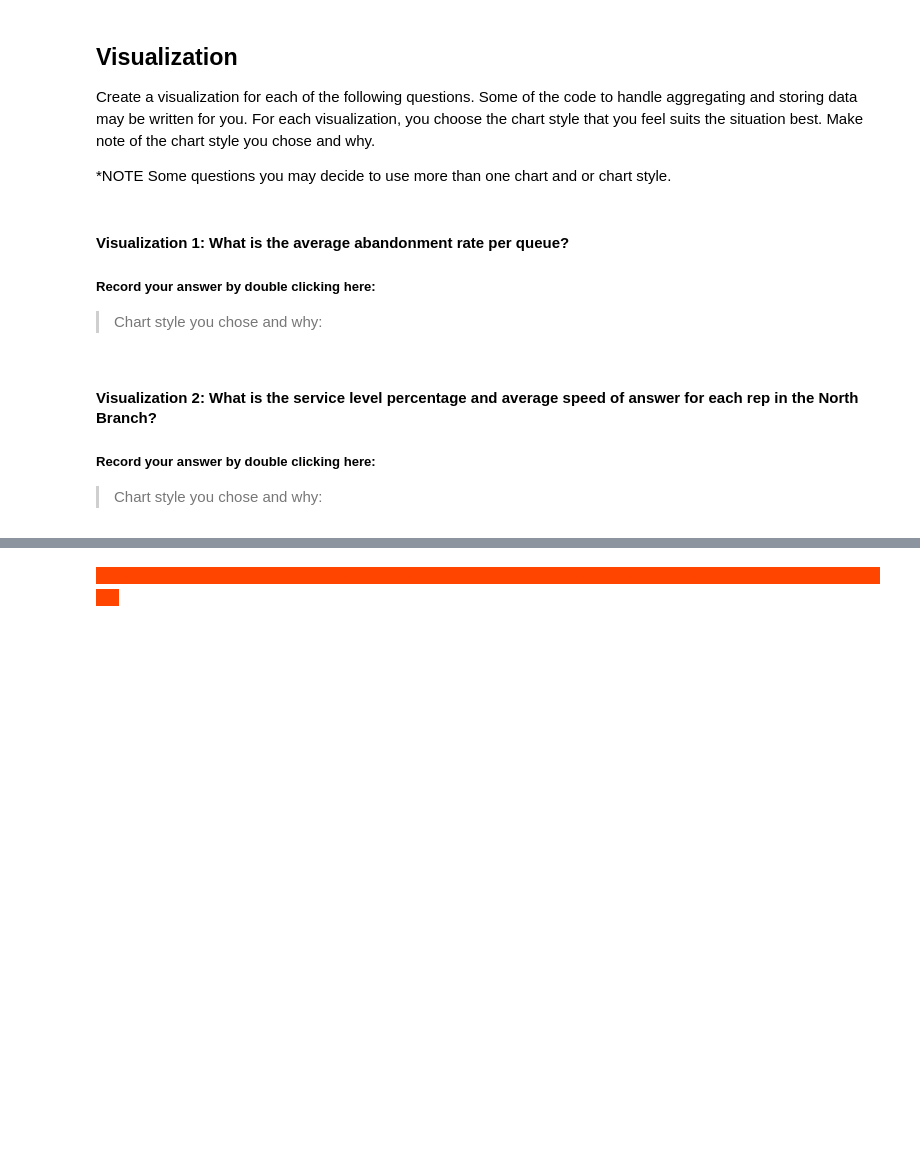
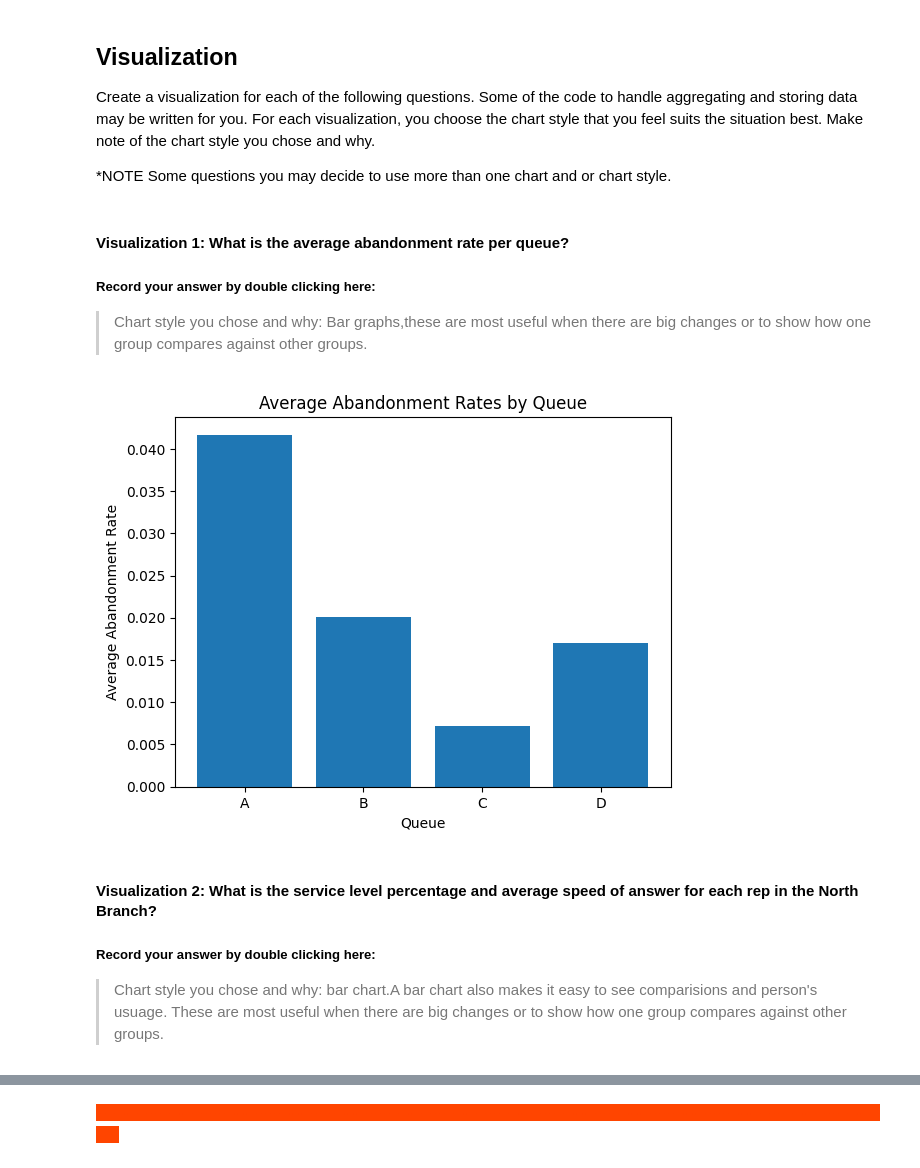
Before and after one commit to lsm08/call-center-cleanup-assignment, a Jupyter notebook: Call_Center_Cleanup.ipynb, the cells around one changed output, grey strips where cells are left out. Saved outputs shown, nothing was run; the diff lists cells and outputs as text; code cells hidden in the pictures; blank space fills up the shorter version.

```diff
--- a/Call_Center_Cleanup.ipynb
+++ b/Call_Center_Cleanup.ipynb
@@ -34,12 +34,10 @@ You have two CSVs at your disposal, `NorthCallCenter.csv` and `SouthCallCenter.c
 import pandas as pd
 import numpy as np
 import seaborn as sns
-import matplotlib.pyplot as plt
 
 # Create two new dataframes
-north_df=pd.read_csv("C:\\Users\\saritha\\Documents\\projects\\call-center-cleanup-assignment\\NorthCallCenter.csv")
-print("North head: \n", north_df.head())
-south_df=pd.read_csv("C:\\Users\\saritha\\Documents\\projects\\call-center-cleanup-assignment\\SouthCallCenter.csv")
-print("South head: \n", south_df.head())
-df.shape
+north_df=pd.read_csv("./NorthCallCenter.csv")
+south_df=pd.read_csv("./SouthCallCenter.csv")
+
+south_df.head()
 # %% [output]
@@ -350,26 +365,35 @@ Create a visualization for each of the following questions. Some of the code to
 #### Visualization 1:  What is the average abandonment rate per queue?
 ##### Record your answer by double clicking here:
 
-> Chart style you chose and why:
+> Chart style you chose and why: Bar graphs,these are most useful when there are big changes or to show how one group compares against other groups.
 # %%
 # Create visualization 1 here
-# Import any additional libraries needed with alias
-
-
+import matplotlib.pyplot as plt
 
 # The dictionary abandonment_rates has the data you need.
 abandonment_rates = {}
 queues = ["A", "B", "C", "D"]
 queue_dict = df.groupby("Queue").agg("sum")
 for i in range(4):
     abandonment_rates[queues[i]] = queue_dict["Abandoned"][i] / queue_dict["Calls"][i]
 
 #Your Code Here:
+
+#calculating average ababdonment rate for each queue - using list comprehension
+avg_abandonment_rates = [abandonment_rates[queue] for queue in queues]
+plt.title("Average Abandonment Rates by Queue")
+plt.bar(queues,avg_abandonment_rates)
+plt.xlabel("Queue")
+plt.ylabel("Average Abandonment Rate")
+plt.show()
+# %% [output]
+[figure, added]
 # %% [markdown]
 #### Visualization 2: What is the service level percentage and average speed of answer for each rep in the North Branch?
+
 ##### Record your answer by double clicking here:
 
-> Chart style you chose and why:
+> Chart style you chose and why: bar chart.A bar chart also makes it easy to see comparisions and person's usuage. These are most useful when there are big changes or to show how one group compares against other groups.
 # %%
 # Create visualization 2 here
 # north_plt contains the data you need for the average speed of answer of each rep
```
Also changed, not shown: parts of 26 cells of this notebook.
